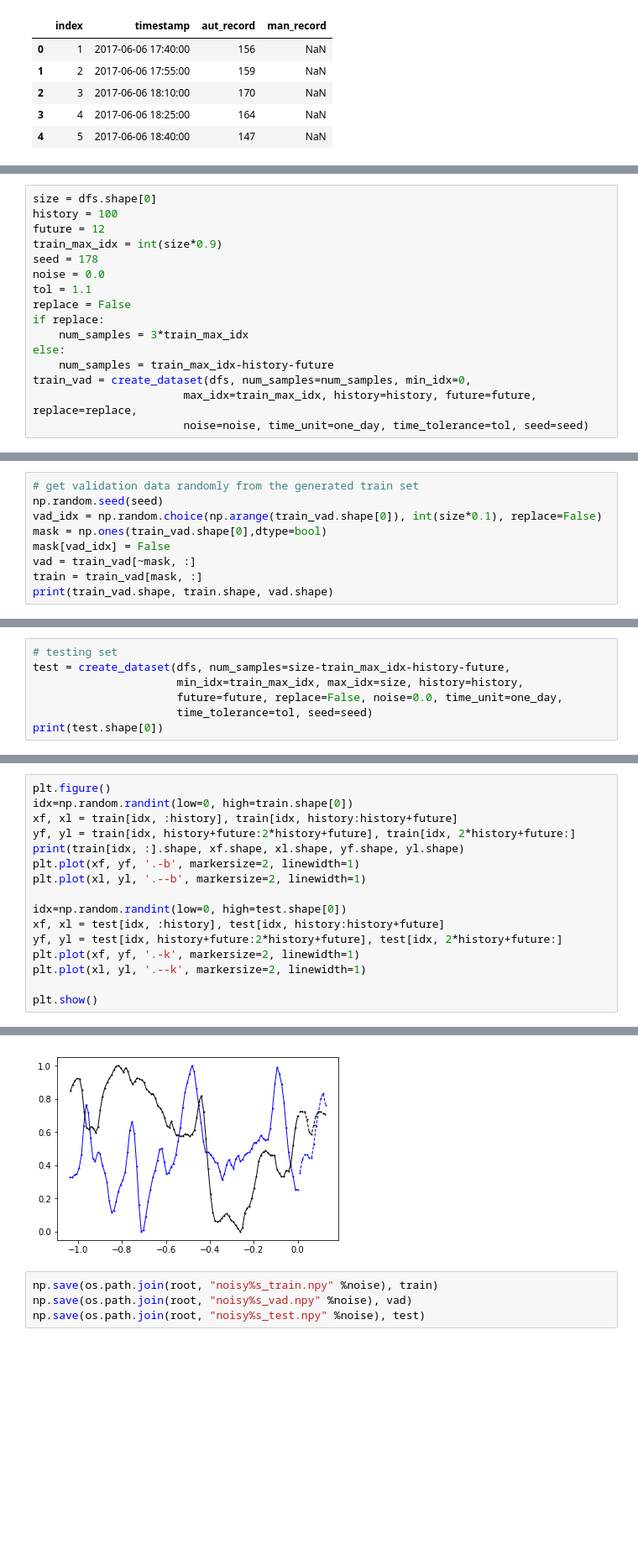
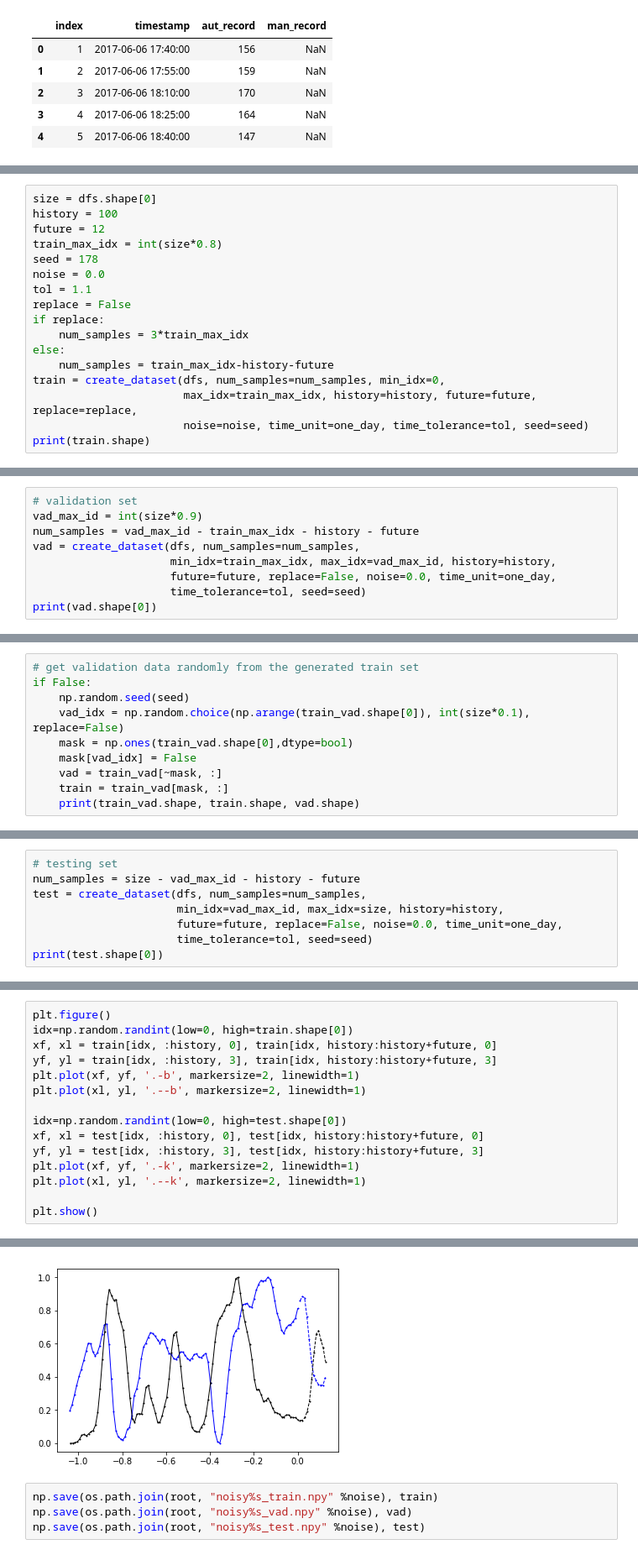
Before and after one commit to juan-arevalo/sugar_level_prediction, a Jupyter notebook: explore/data_exploration.ipynb, the cells around one changed output, grey strips where cells are left out. Shown at 84% size. Cells and saved outputs as stored; diff of their text form; blank space fills up the shorter version.

```diff
--- a/explore/data_exploration.ipynb
+++ b/explore/data_exploration.ipynb
@@ -174,7 +209,7 @@ def create_dataset(data, num_samples, min_idx, max_idx, history, future, replace
 size = dfs.shape[0]
 history = 100
 future = 12
-train_max_idx = int(size*0.9)
+train_max_idx = int(size*0.8)
 seed = 178
 noise = 0.0
 tol = 1.1
@@ -183,7 +218,8 @@ if replace:
     num_samples = 3*train_max_idx
 else:
     num_samples = train_max_idx-history-future
-train_vad = create_dataset(dfs, num_samples=num_samples, min_idx=0,
+train = create_dataset(dfs, num_samples=num_samples, min_idx=0,
                        max_idx=train_max_idx, history=history, future=future, replace=replace,
                        noise=noise, time_unit=one_day, time_tolerance=tol, seed=seed)
+print(train.shape)
 # %% [output]
@@ -190,0 +242,9 @@ train_vad = create_dataset(dfs, num_samples=num_samples, min_idx=0,
+# %%
+# validation set
+vad_max_id = int(size*0.9)
+num_samples = vad_max_id - train_max_idx - history - future
+vad = create_dataset(dfs, num_samples=num_samples,
+                     min_idx=train_max_idx, max_idx=vad_max_id, history=history,
+                     future=future, replace=False, noise=0.0, time_unit=one_day,
+                     time_tolerance=tol, seed=seed)
+print(vad.shape[0])
@@ -191,9 +255,10 @@ train_vad = create_dataset(dfs, num_samples=num_samples, min_idx=0,
 # %%
 # get validation data randomly from the generated train set
-np.random.seed(seed)
-vad_idx = np.random.choice(np.arange(train_vad.shape[0]), int(size*0.1), replace=False)
-mask = np.ones(train_vad.shape[0],dtype=bool)
-mask[vad_idx] = False
-vad = train_vad[~mask, :]
-train = train_vad[mask, :]
-print(train_vad.shape, train.shape, vad.shape)
+if False:
+    np.random.seed(seed)
+    vad_idx = np.random.choice(np.arange(train_vad.shape[0]), int(size*0.1), replace=False)
+    mask = np.ones(train_vad.shape[0],dtype=bool)
+    mask[vad_idx] = False
+    vad = train_vad[~mask, :]
+    train = train_vad[mask, :]
+    print(train_vad.shape, train.shape, vad.shape)
@@ -202,7 +265,8 @@ print(train_vad.shape, train.shape, vad.shape)
 # %%
 # testing set
-test = create_dataset(dfs, num_samples=size-train_max_idx-history-future,
-                      min_idx=train_max_idx, max_idx=size, history=history,
+num_samples = size - vad_max_id - history - future
+test = create_dataset(dfs, num_samples=num_samples,
+                      min_idx=vad_max_id, max_idx=size, history=history,
                       future=future, replace=False, noise=0.0, time_unit=one_day,
                       time_tolerance=tol, seed=seed)
 print(test.shape[0])
@@ -212,15 +277,14 @@ print(test.shape[0])
 # %%
 plt.figure()
 idx=np.random.randint(low=0, high=train.shape[0])
-xf, xl = train[idx, :history], train[idx, history:history+future]
-yf, yl = train[idx, history+future:2*history+future], train[idx, 2*history+future:]
-print(train[idx, :].shape, xf.shape, xl.shape, yf.shape, yl.shape)
+xf, xl = train[idx, :history, 0], train[idx, history:history+future, 0]
+yf, yl = train[idx, :history, 3], train[idx, history:history+future, 3]
 plt.plot(xf, yf, '.-b', markersize=2, linewidth=1)
 plt.plot(xl, yl, '.--b', markersize=2, linewidth=1)
 
 idx=np.random.randint(low=0, high=test.shape[0])
-xf, xl = test[idx, :history], test[idx, history:history+future]
-yf, yl = test[idx, history+future:2*history+future], test[idx, 2*history+future:]
+xf, xl = test[idx, :history, 0], test[idx, history:history+future, 0]
+yf, yl = test[idx, :history, 3], test[idx, history:history+future, 3]
 plt.plot(xf, yf, '.-k', markersize=2, linewidth=1)
 plt.plot(xl, yl, '.--k', markersize=2, linewidth=1)
 
@@ -230,4 +293,4 @@ plt.show()
-[figure, old version]
+[figure, new version]
 # %%
 np.save(os.path.join(root, "noisy%s_train.npy" %noise), train)
 np.save(os.path.join(root, "noisy%s_vad.npy" %noise), vad)
```
Also changed, not shown: parts of 15 cells of this notebook.
